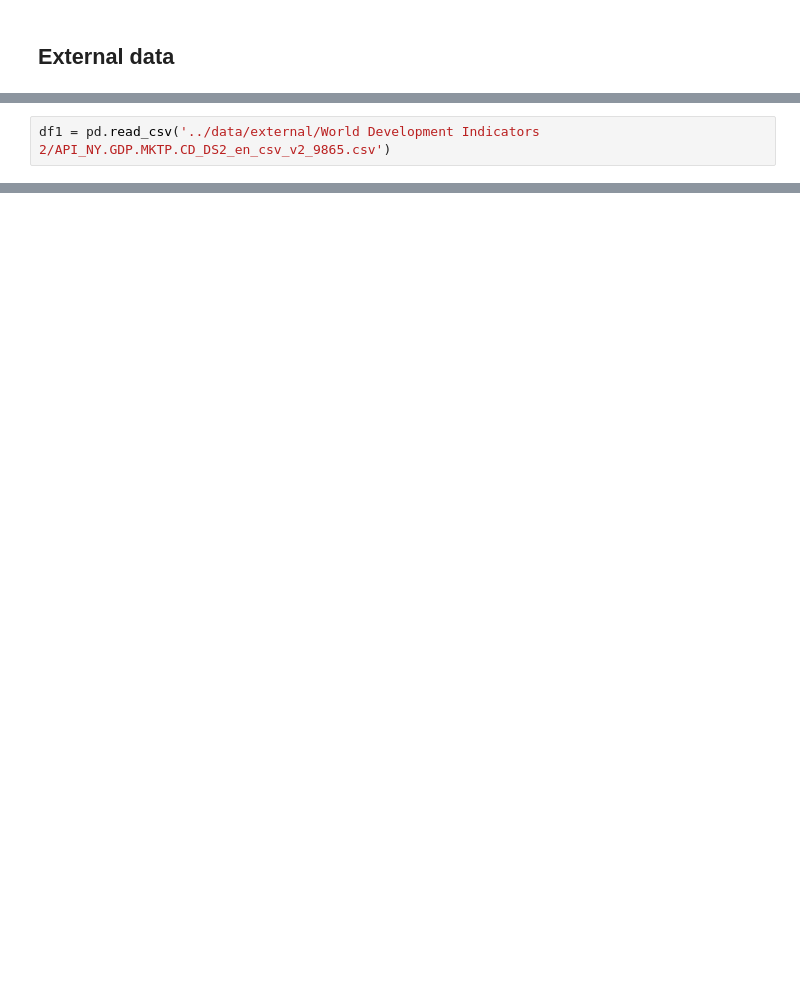
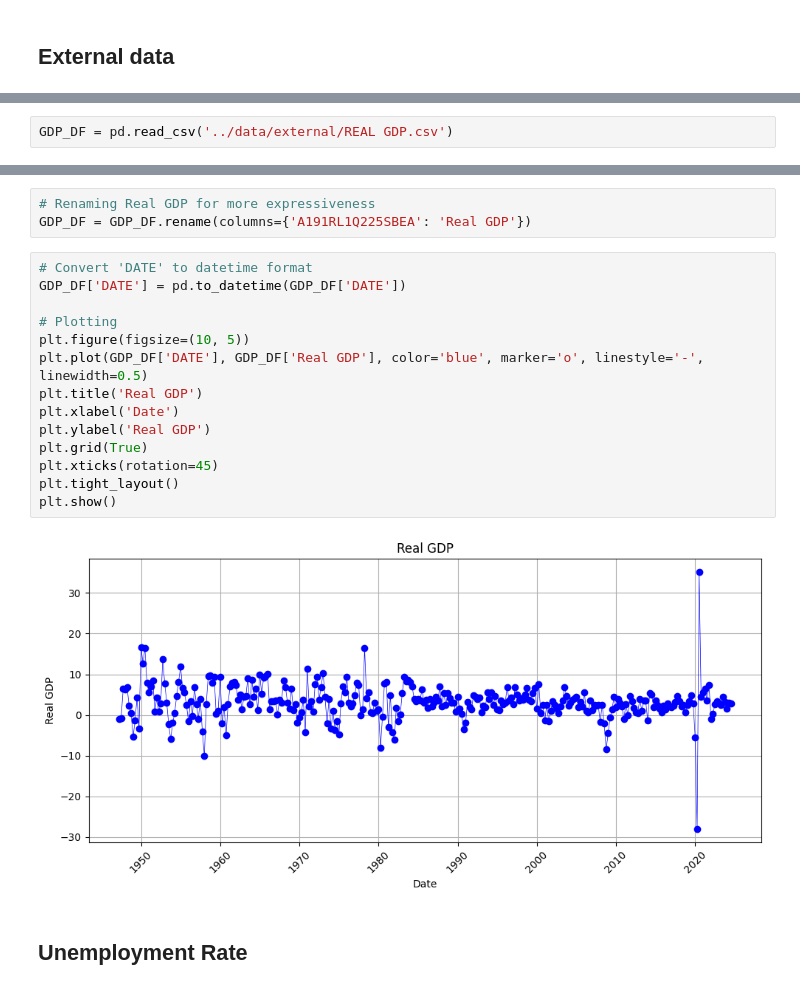
Before and after one commit to DegaregeN/Time-series-data-modeling-, a Jupyter notebook: notebooks/01-data-preprocessing.ipynb, the cells around one changed output, grey strips where cells are left out. Cells and saved outputs as stored; diff of their text form; blank space fills up the shorter version.

Commit message:
analysis of external data

```diff
--- a/notebooks/01-data-preprocessing.ipynb
+++ b/notebooks/01-data-preprocessing.ipynb
@@ -97,2 +126,2 @@ memory usage: 140.8 KB
 # %%
-df1 = pd.read_csv('../data/external/World Development Indicators 2/API_NY.GDP.MKTP.CD_DS2_en_csv_v2_9865.csv')
+GDP_DF = pd.read_csv('../data/external/REAL GDP.csv')
@@ -198 +144,22 @@ else:
+# %%
+# Renaming Real GDP for more expressiveness
+GDP_DF = GDP_DF.rename(columns={'A191RL1Q225SBEA': 'Real GDP'})
+# %%
+# Convert 'DATE' to datetime format
+GDP_DF['DATE'] = pd.to_datetime(GDP_DF['DATE'])
+
+# Plotting
+plt.figure(figsize=(10, 5))
+plt.plot(GDP_DF['DATE'], GDP_DF['Real GDP'], color='blue', marker='o', linestyle='-', linewidth=0.5)
+plt.title('Real GDP')
+plt.xlabel('Date')
+plt.ylabel('Real GDP')
+plt.grid(True)
+plt.xticks(rotation=45)
+plt.tight_layout()
+plt.show()
+# %% [output]
+[figure, added]
+# %% [markdown]
+## Unemployment Rate
 # %%
```
Also changed, not shown: parts of 36 cells of this notebook.
